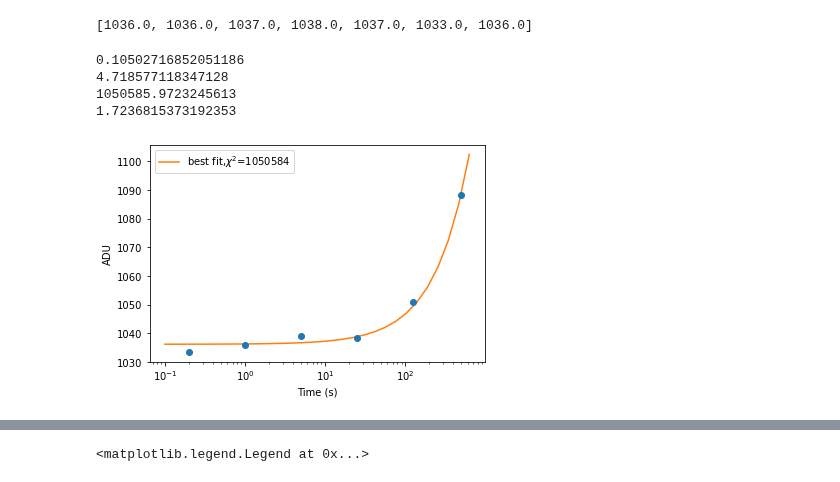
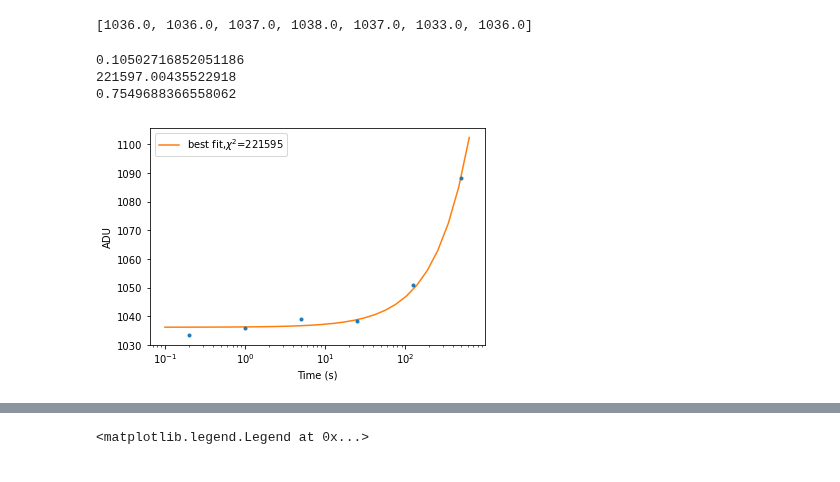
Before and after one commit to richardson-t/richardson-ccdlab-6725, a Jupyter notebook: results.ipynb, the cells around one changed output, grey strips where cells are left out. Drawn from its saved outputs; the diff is of its cells as text; code cells hidden in the pictures.

```diff
--- a/results.ipynb
+++ b/results.ipynb
@@ -19,6 +19,6 @@ for file in shortreads:
     i+= 1
 median = np.median(datavalues,axis=0)
 std_array = np.std(datavalues,axis=0)
-weight_std = np.std(std_array)/np.sqrt(2532*3352)
-print(np.mean(std_array), np.median(std_array), np.std(std_array), np.std(std_array)/np.sqrt(2532*3352))
+weight_std = np.median(std_array)/np.sqrt(2532*3352)
+print(np.mean(std_array), np.median(std_array), np.std(std_array), np.median(std_array)/np.sqrt(2532*3352))
 # %% [output]
@@ -129,33 +129,30 @@ for file in dark_files:
     data = fits.getdata(file)
     mean,std = norm.fit(data)
     fit_means.append(mean); fit_sigmas.append(std)
-    f.close()
 fit_means = np.array(fit_means)
 fit_sigmas = np.array(fit_sigmas)
 m,b,r,p,stderr = linregress(exptimes,fit_means)
 print(m)
 s = np.sqrt(np.sum(fit_means)**2/np.sum(exptimes)**2-np.sum(exptimes*fit_means)**2/np.sum(exptimes)**4)/np.sqrt(4)
-print(s)
-chi_squared_1 = np.sum(((fit_means-line_fit(exptimes,m+0.000008,b))/0.004)**2)
+chi_squared_1 = np.sum(((fit_means-line_fit(exptimes,m+0.00002,b))/weight_std)**2)
 print(chi_squared_1)
-chi_squared_2 = np.sum(((fit_means-line_fit(exptimes,m+0.009,b))/s)**2)
+chi_squared_2 = np.sum(((fit_means-line_fit(exptimes,m,b))/s)**2)
 print(chi_squared_2)
 # %% [output]
 0.10502716852051186
-4.718577118347128
-1050585.9723245613
-1.7236815373192353
+221597.00435522918
+0.7549688366558062
 # %%
 plt.figure()
 time = np.logspace(-1,2.8,30); y = time*(m)+b
 #plt.plot(exptimes,fit_means,'o')
-plt.errorbar(exptimes,fit_means,yerr=weight_std,fmt='o')
+plt.errorbar(exptimes,fit_means,yerr=weight_std,fmt='.')
 plt.plot(time,y,label=f'best fit,$\chi^{2}$={int(chi_squared_1)}')
 plt.legend()
 plt.xlabel('Time (s)')
 plt.ylabel('ADU')
 plt.xscale('log')
-#plt.savefig('dark/dark.png',dpi=300)
+plt.savefig('dark/dark.png',dpi=300)
 # %% [output]
-[figure, old version]
+[figure, new version]
 # %%
```
Also changed, not shown: parts of 4 cells of this notebook.
